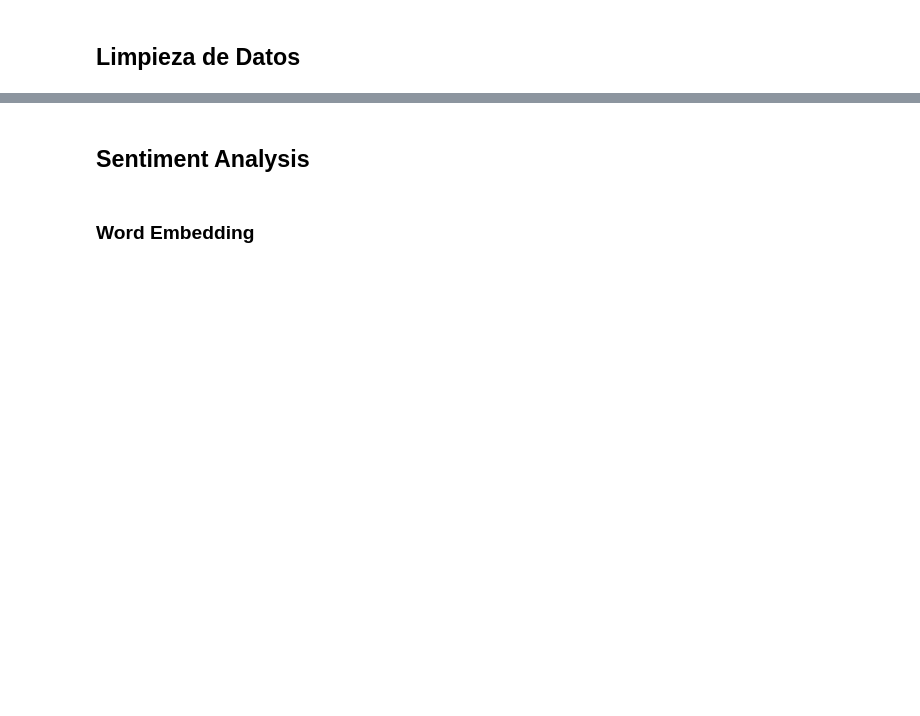
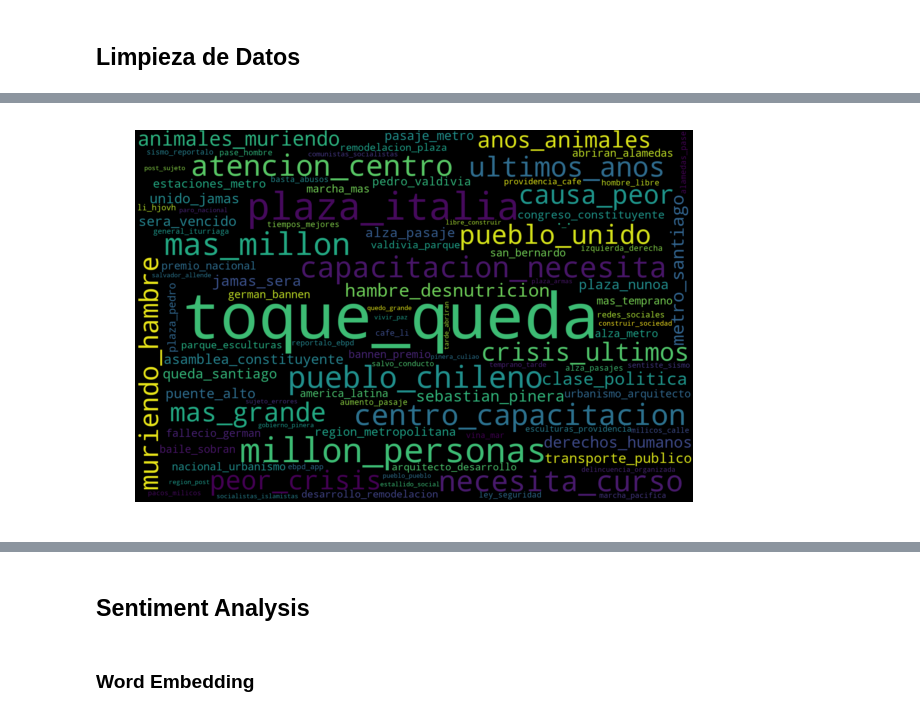
Before and after one commit to jpcastillog/Proyecto-INF-335, a Jupyter notebook: Proyecto_Busqueda_Web.ipynb, the cells around one changed output, grey strips where cells are left out. Saved outputs shown, nothing was run; the diff lists cells and outputs as text; code cells hidden in the pictures; blank space fills up the shorter version.

```diff
--- a/Proyecto_Busqueda_Web.ipynb
+++ b/Proyecto_Busqueda_Web.ipynb
@@ -98,0 +151,33 @@ tok = tokenize(tweets)
+# %%
+from nltk.util import ngrams
+from nltk.collections import Counter
+
+freq_bigrams =  Counter([])
+freq_trigrams = Counter([])
+
+for t in clear_tweets:
+    token = word_tokenize(t)
+    clear_text = ''
+    for i in token:
+        if i not in stop_words and len(token) > 3:
+            clear_text += ' ' + i
+    token = word_tokenize(clear_text)
+    bigrams = list(ngrams(token, 2))
+    trigrams = list(ngrams(token, 3))
+
+    freq_bigrams += Counter(bigrams)
+    freq_trigrams += Counter(trigrams)
+
+words_dict_bigrams = [(f'{w1}_{w2}', freq_bigrams[(w1, w2)]) for w1, w2 in freq_bigrams.keys()]
+words_dict_trigrams = [(f'{w1}_{w2}_{w3}', freq_trigrams[(w1, w2, w3)]) for w1, w2, w3 in freq_trigrams.keys()]
+
+words_dict_bigrams = dict(words_dict_bigrams)
+words_dict_trigrams = dict(words_dict_trigrams)
+
+wordCloud = WordCloud(max_words=WC_max_words, height=WC_height, width=WC_width, stopwords=stop_words)
+wordCloud.generate_from_frequencies(words_dict_bigrams)
+plt.imshow(wordCloud, interpolation='bilinear')
+plt.axis("off")
+plt.show()
+# %% [output]
+[figure, added]
```
Also changed, not shown: parts of 43 cells of this notebook, 1 other file.
